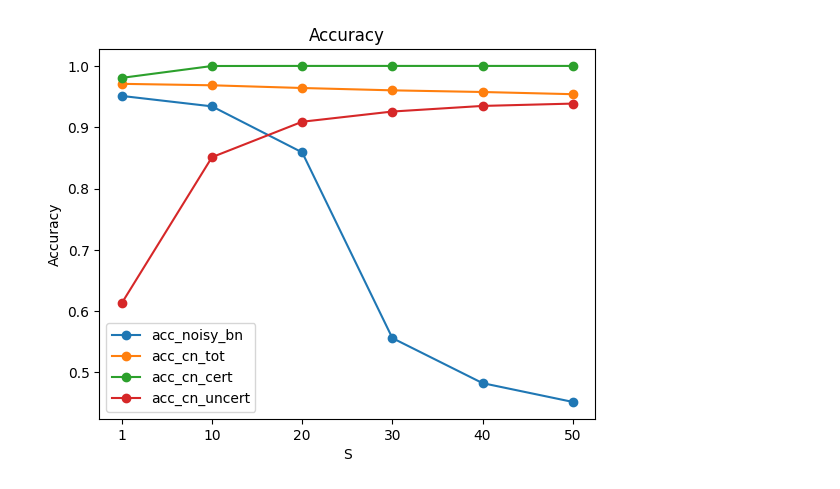
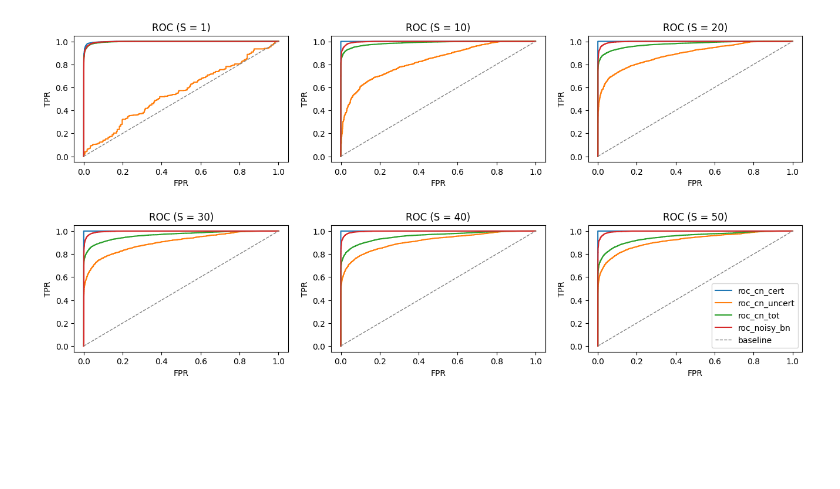
Before and after one commit to Niccolo-Rocchi/BN-Privacy, a Jupyter notebook: Plot_results.ipynb, the cells around one changed output. Cells and saved outputs as stored; diff of their text form; code cells hidden in the pictures; blank space fills up the shorter version.

```diff
--- a/Plot_results.ipynb
+++ b/Plot_results.ipynb
@@ -103,14 +132,24 @@ plt.show()
-# %%
-# Accuracies
-labels = ["acc_noisy_bn", "acc_cn_tot", "acc_cn_cert", "acc_cn_uncert"]
-for label in labels:
-    plt.plot(res["ess"], res[label], "-o", label=label)
-
-plt.xlabel("S")
-plt.ylabel("Accuracy")
-plt.title("Accuracy")
-plt.legend()
-
-plt.show()
-# %% [output]
-[figure, removed]
+# %%
+## ROC curves
+fig, axes = plt.subplots(2, 3, figsize=(16,7))
+
+i = 0
+for ess in res["ess"]:
+    ax = axes.flatten()[i]
+
+    for key in roc.keys():
+        fpr, tpr, _ = roc[key][ess]
+        ax.plot(fpr, tpr, label=key)
+
+    ax.plot([0,1], [0,1], color="gray", linestyle='dashed', linewidth=1, label="baseline")
+    ax.set_xlabel("FPR")
+    ax.set_ylabel("TPR")
+    ax.set_title(f"ROC (S = {ess})")
+
+    i += 1
+
+plt.legend(loc="best")
+plt.subplots_adjust(hspace = .5)
+plt.show()
+# %% [output]
+[figure, added]
```
Also changed, not shown: parts of 5 cells of this notebook, 1 other file.
